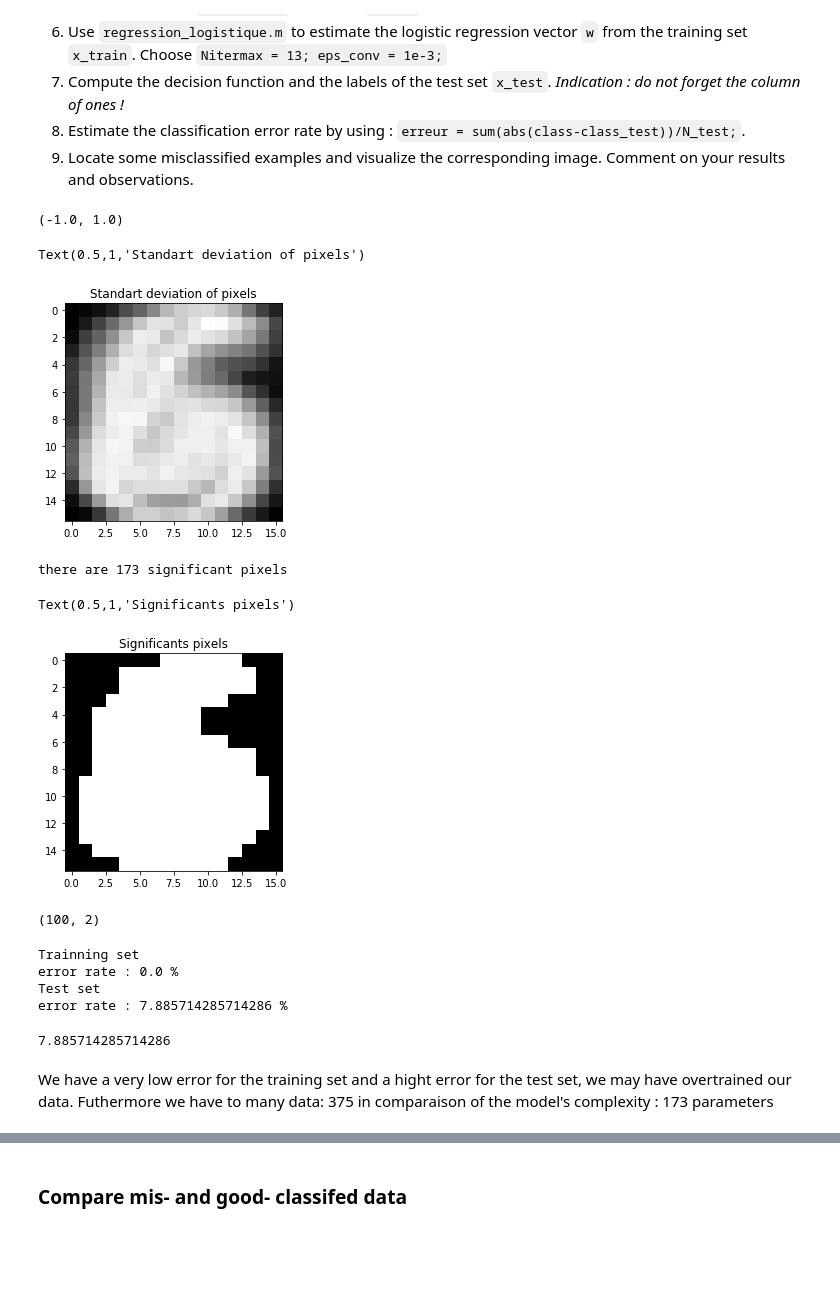
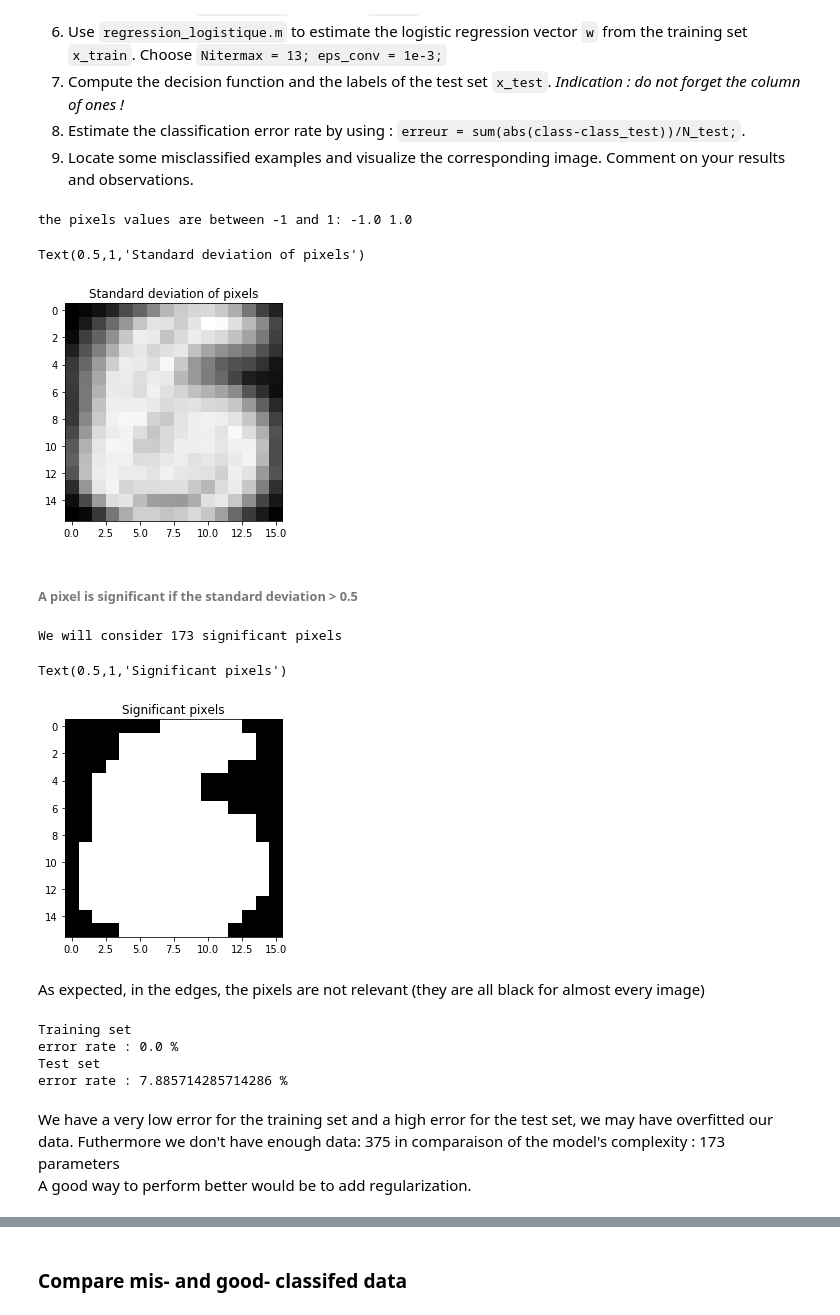
Before and after one commit to kronerte/ML_Logistic_Regression, a Jupyter notebook: TP3_archive/TP3_Kronert_Trinh.ipynb, the cells around one changed output, grey strips where cells are left out. Drawn from its saved outputs; the diff is of its cells as text; code cells hidden in the pictures; blank space fills up the shorter version.

```diff
--- a/TP3_archive/TP3_logistic_regression.ipynb
+++ b/TP3_archive/TP3_Kronert_Trinh.ipynb
@@ -497,33 +500,33 @@ _Indication : do not forget the column of ones !_
 `erreur = sum(abs(class-class_test))/N_test;`.
 9. Locate some misclassified examples and visualize the corresponding image.
 Comment on your results and observations.
-# %%
-# Exercise 2
-np.min(I),np.max(I)
-# %% [output]
-(-1.0, 1.0)
 # %%
-std = x_train_brut.std(axis=0).reshape((16,16)) # compute the standart deviation of each pixel
+# Exercise 2
+print("the pixels values are between -1 and 1:", np.min(I),np.max(I))
+
+
+std = x_train_brut.std(axis=0).reshape((16,16)) # compute the standard deviation of each pixel
 imshow(std,cmap='gray')
-title("Standart deviation of pixels")
+title("Standard deviation of pixels")
 # %% [output]
-Text(0.5,1,'Standart deviation of pixels')
+the pixels values are between -1 and 1: -1.0 1.0
+Text(0.5,1,'Standard deviation of pixels')
 [figure]
+# %% [markdown]
+###### A pixel is significant if the standard deviation > 0.5
 # %%
 is_significant = x_train_brut.std(axis=0)>0.5 # pixels with standart deviation greater than 0.5
-print(f"there are { is_significant.sum()} significant pixels")
+print(f"We will consider { is_significant.sum()} significant pixels")
 
 
 imshow(is_significant.reshape((16,16)),cmap='gray')
-title("Significants pixels")
+title("Significant pixels")
 # %% [output]
-there are 173 significant pixels
+We will consider 173 significant pixels
-Text(0.5,1,'Significants pixels')
+Text(0.5,1,'Significant pixels')
-[figure, old version]
+[figure, new version]
-# %%
-x_train.shape
-# %% [output]
-(100, 2)
+# %% [markdown]
+As expected, in the edges, the pixels are not relevant (they are all black for almost every image)
 # %%
 # We extract the significant features of the training set
 x_train = x_train_brut[:,is_significant]
@@ -532,17 +535,16 @@ x_test = x_test_brut[:,is_significant]
 # %%
 LR = Logistic_Regression()
 LR.train(x_train, t_train.reshape(-1), Niter=13)
-print("Trainning set")
-LR.error_rate(x_train, class_train.reshape(-1))
+print("Training set")
+e = LR.error_rate(x_train, class_train.reshape(-1))
 print("Test set")
-LR.error_rate(x_test, class_test.reshape(-1))
+e = LR.error_rate(x_test, class_test.reshape(-1))
 # %% [output]
-Trainning set
+Training set
 error rate : 0.0 %
 Test set
 error rate : 7.885714285714286 %
-7.885714285714286
 # %% [markdown]
-We have a very low error for the training set and a hight error for the test set, we may have overtrained our data.
-Futhermore we have to many data: 375 in comparaison of the model's complexity : 173 parameters
+We have a very low error for the training set and a high error for the test set, we may have overfitted our data.
+Futhermore we don't have enough data: 375 in comparaison of the model's complexity : 173 parameters <br> A good way to perform better would be to add regularization.
 # %% [markdown]
```
Also changed, not shown: parts of 44 cells of this notebook.
